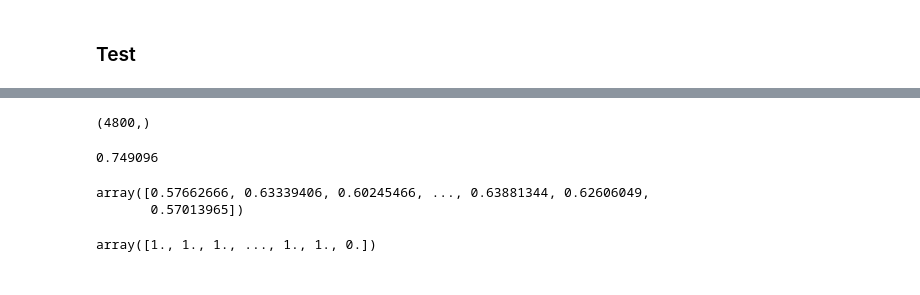
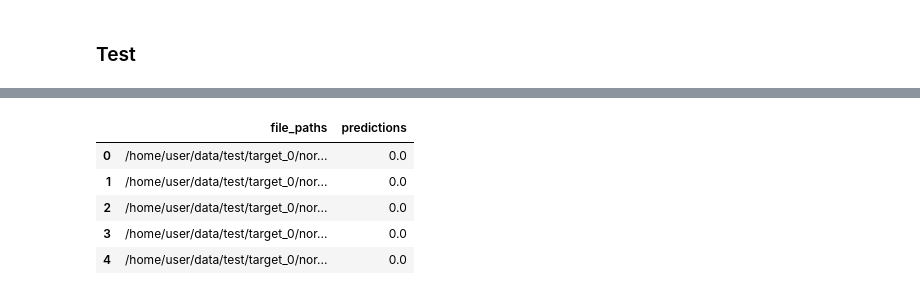
Before and after one commit to Esadruhn/owkin_elixir_hackathon, a Jupyter notebook: internal/ML_without_substra.ipynb, the cells around one changed output, grey strips where cells are left out. Drawn from its saved outputs; the diff is of its cells as text; code cells hidden in the pictures.

```diff
--- a/internal/ML_without_substra.ipynb
+++ b/internal/ML_without_substra.ipynb
@@ -27,6 +28,7 @@ test_ds = tf.keras.preprocessing.image_dataset_from_directory(
     directory=test_data_path,
     labels="inferred",
     label_mode="binary",
+    shuffle=False,
     seed=0,
     image_size=image_size,
     batch_size=batch_size,
@@ -127,16 +127,11 @@ model = make_model(input_shape=image_size + (3,), num_classes=2)
 # %%
 epochs = 2
 
-callbacks = [
-    keras.callbacks.ModelCheckpoint("save_at_{epoch}.h5"),
-]
 model.compile(
     optimizer=keras.optimizers.Adam(1e-3),
     loss="binary_crossentropy",
     metrics=[tf.keras.metrics.BinaryAccuracy(), tf.keras.metrics.AUC()],
 )
-model.fit(
-    train_ds, epochs=epochs, callbacks=callbacks
-)
+model.fit(train_ds, epochs=epochs)
 # %% [output]
 Epoch 1/2
@@ -175,23 +158,16 @@ labels =  np.array([])
 for x, y in test_ds:
     predictions = np.concatenate([predictions, model.predict(x).ravel()])
     labels = np.concatenate([labels, y.numpy().ravel()])
-# %%
-labels.shape
-# %% [output]
-(4800,)
-# %%
-m = tf.keras.metrics.AUC()
-#m = tf.keras.metrics.BinaryAccuracy()
-m.update_state(labels, predictions)
-m.result().numpy()
-# %% [output]
-0.749096
-# %%
-predictions
-# %% [output]
-array([0.57662666, 0.63339406, 0.60245466, ..., 0.63881344, 0.62606049,
-       0.57013965])
-# %%
-labels
-# %% [output]
-array([1., 1., 1., ..., 1., 1., 0.])
+# %%
+file_paths = test_ds.file_paths
+# %%
+df_solution = pd.DataFrame(data={'file_paths': file_paths, 'predictions': labels})
+df_solution.to_csv('df_solution.csv', index=False)
+df_solution.head()
+# %% [output]
+|  | file_paths | predictions |
+| 0 | /home/user/data/test/target_0/nor... | 0.0 |
+| 1 | /home/user/data/test/target_0/nor... | 0.0 |
+| 2 | /home/user/data/test/target_0/nor... | 0.0 |
+| 3 | /home/user/data/test/target_0/nor... | 0.0 |
+| 4 | /home/user/data/test/target_0/nor... | 0.0 |
```
Also changed, not shown: parts of 13 cells of this notebook, 1 other file.
